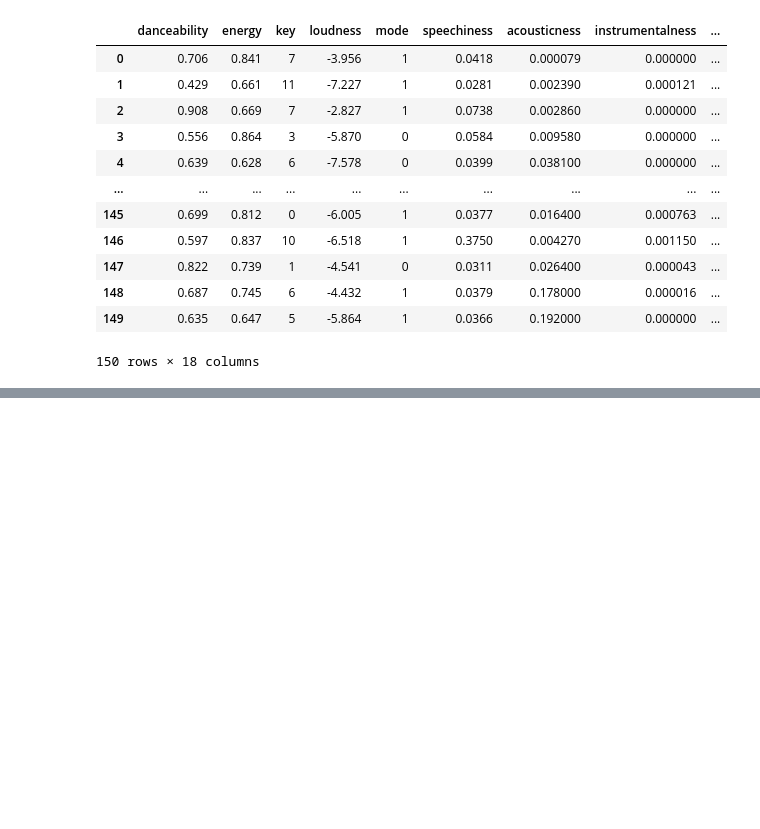
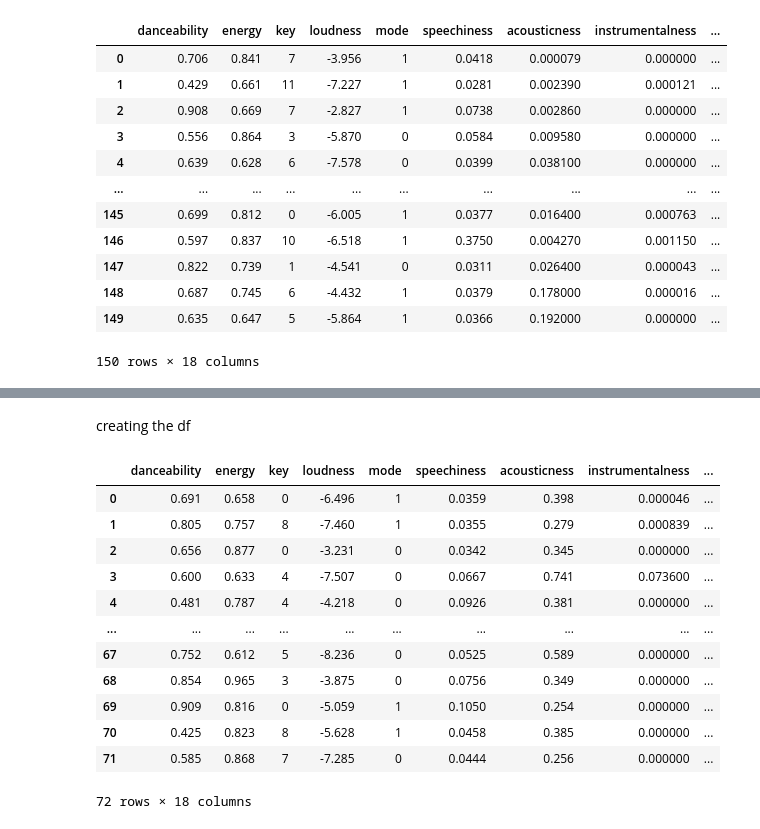
Before and after one commit to IranelGV/Song_Recommendation_Model, a Jupyter notebook: Lab_Getting_Features_Songs_Week06_07.07.23.ipynb, the cells around one changed output, grey strips where cells are left out. Saved outputs shown, nothing was run; the diff lists cells and outputs as text; code cells hidden in the pictures; blank space fills up the shorter version.

```diff
--- a/Lab_Getting_Features_Songs_Week06_07.07.23.ipynb
+++ b/Lab_Getting_Features_Songs_Week06_07.07.23.ipynb
@@ -193,0 +208,2 @@ selected_playlist_df
+# %%
+salasa_playlist= get_playlist_tracks('spotify','6BROuMbBjhhOzP1gAuiiit')
@@ -193,0 +232,6 @@ selected_playlist_df
+# %%
+salsa_id =[]
+
+for i in salasa_playlist:
+
+    salsa_id.append(i["track"]["id"])
@@ -193,0 +260,5 @@ selected_playlist_df
+# %%
+salsa_af_song =[]
+
+for i in salsa_id:
+    salsa_af_song.append(sp.audio_features(i)[0])
@@ -193,0 +285,20 @@ selected_playlist_df
+# %% [markdown]
+creating the df
+# %%
+salsa_playlist_df = pd.DataFrame(salsa_af_song)
+# %%
+salsa_playlist_df
+# %% [output]
+|  | danceability | energy | key | loudness | mode | speechiness | acousticness | instrumentalness | ... |
+| 0 | 0.691 | 0.658 | 0 | -6.496 | 1 | 0.0359 | 0.398 | 0.000046 | ... |
+| 1 | 0.805 | 0.757 | 8 | -7.460 | 1 | 0.0355 | 0.279 | 0.000839 | ... |
+| 2 | 0.656 | 0.877 | 0 | -3.231 | 0 | 0.0342 | 0.345 | 0.000000 | ... |
+| 3 | 0.600 | 0.633 | 4 | -7.507 | 0 | 0.0667 | 0.741 | 0.073600 | ... |
+| 4 | 0.481 | 0.787 | 4 | -4.218 | 0 | 0.0926 | 0.381 | 0.000000 | ... |
+| ... | ... | ... | ... | ... | ... | ... | ... | ... | ... |
+| 67 | 0.752 | 0.612 | 5 | -8.236 | 0 | 0.0525 | 0.589 | 0.000000 | ... |
+| 68 | 0.854 | 0.965 | 3 | -3.875 | 0 | 0.0756 | 0.349 | 0.000000 | ... |
+| 69 | 0.909 | 0.816 | 0 | -5.059 | 1 | 0.1050 | 0.254 | 0.000000 | ... |
+| 70 | 0.425 | 0.823 | 8 | -5.628 | 1 | 0.0458 | 0.385 | 0.000000 | ... |
+| 71 | 0.585 | 0.868 | 7 | -7.285 | 0 | 0.0444 | 0.256 | 0.000000 | ... |
+72 rows × 18 columns
```
Also changed, not shown: parts of 7 cells of this notebook, 1 other file.
